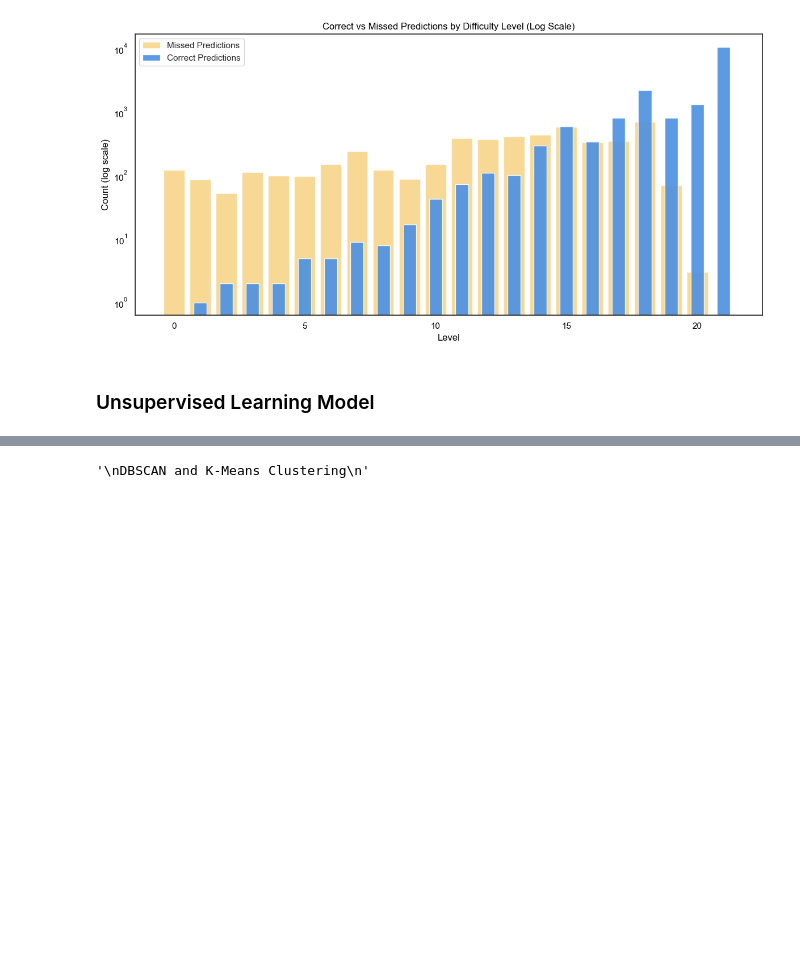
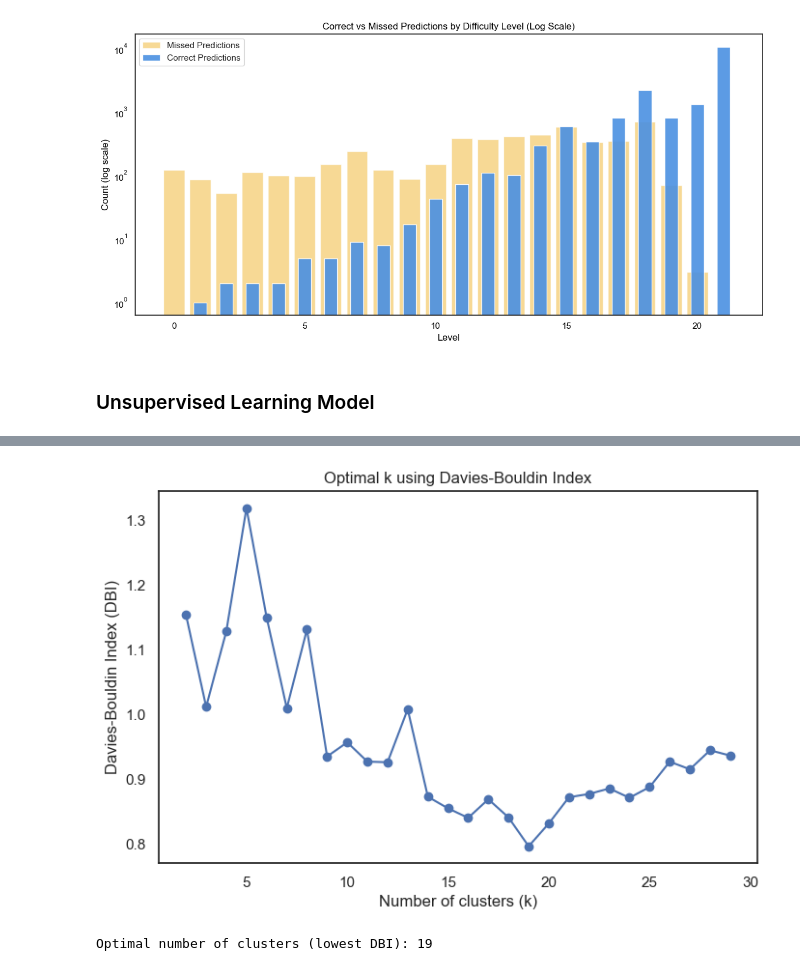
Before and after one commit to INFO-523-SU25/final-project-garcia-kyle, a Jupyter notebook: work.ipynb, the cells around one changed output, grey strips where cells are left out. Cells and saved outputs as stored; diff of their text form; code cells hidden in the pictures; blank space fills up the shorter version.

```diff
--- a/work.ipynb
+++ b/work.ipynb
@@ -744,6 +782,39 @@ plt.show()
+# %%
+'''
+Choosing K-clusters
+
+Important: must scale data
+
+Using Elbow method
+    -> https://www.geeksforgeeks.org/machine-learning/elbow-method-for-optimal-value-of-k-in-kmeans/
+'''
+
+k_values = range(2, 30)
+dbi_scores = []
+
+for k in k_values:
+    kmeans = KMeans(n_clusters=k, random_state=1, n_init=10)
+    labels = kmeans.fit_predict(X_train)   # Use scaled/encoded features
+    dbi = davies_bouldin_score(X_train, labels)
+    dbi_scores.append(dbi)
+
+# Plot DBI
+plt.figure(figsize=(8, 5))
+plt.plot(k_values, dbi_scores, marker='o')
+plt.xlabel("Number of clusters (k)")
+plt.ylabel("Davies-Bouldin Index (DBI)")
+plt.title("Optimal k using Davies-Bouldin Index")
+plt.show()
+
+best_k = k_values[dbi_scores.index(min(dbi_scores))]
+print(f"Optimal number of clusters (lowest DBI): {best_k}")
+# %% [output]
+[figure, added]
+Optimal number of clusters (lowest DBI): 19
 # %%
 '''
-DBSCAN and K-Means Clustering
+DBSCAN
 '''
+dbscan = DBSCAN(eps=0.8, min_samples=5)
+# Prediction
+dbscan_labels = dbscan.fit_predict(X_train)
-# %% [output]
-'\nDBSCAN and K-Means Clustering\n'
```
Also changed, not shown: parts of 8 cells of this notebook.
